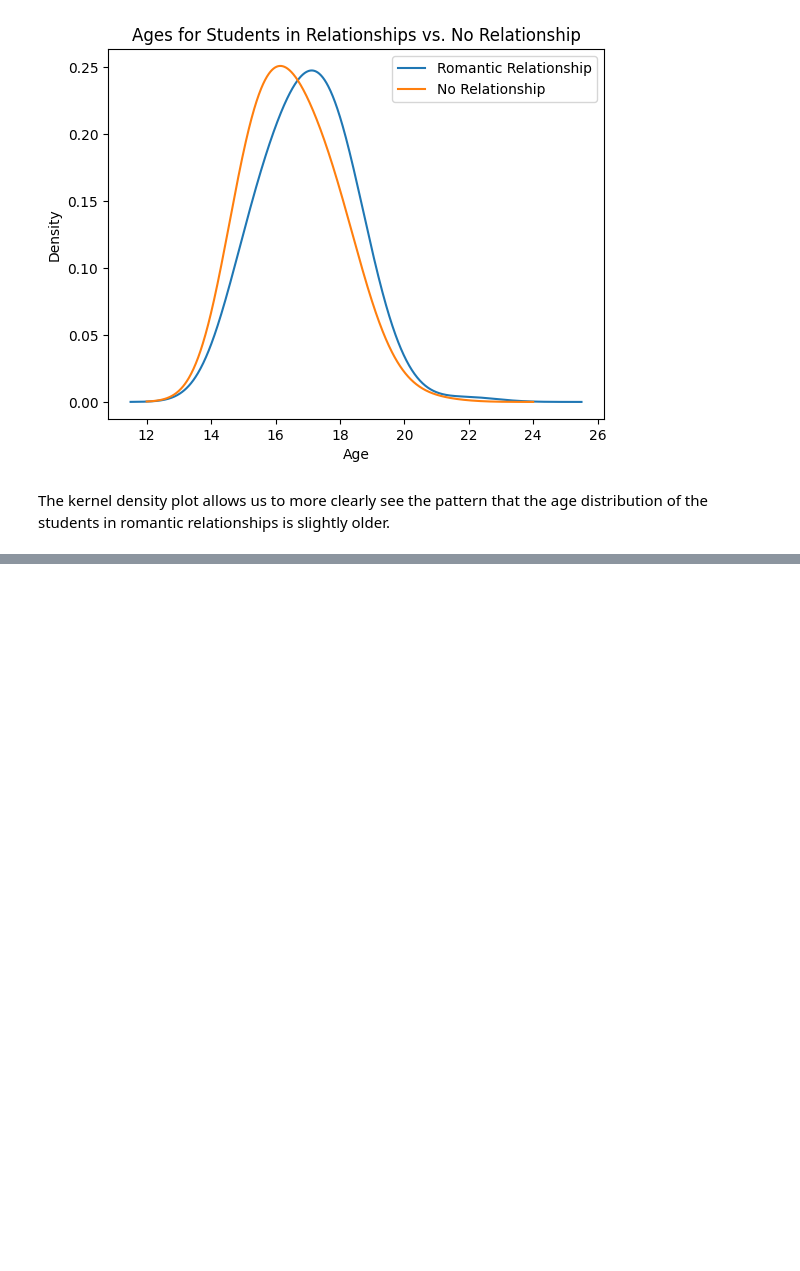
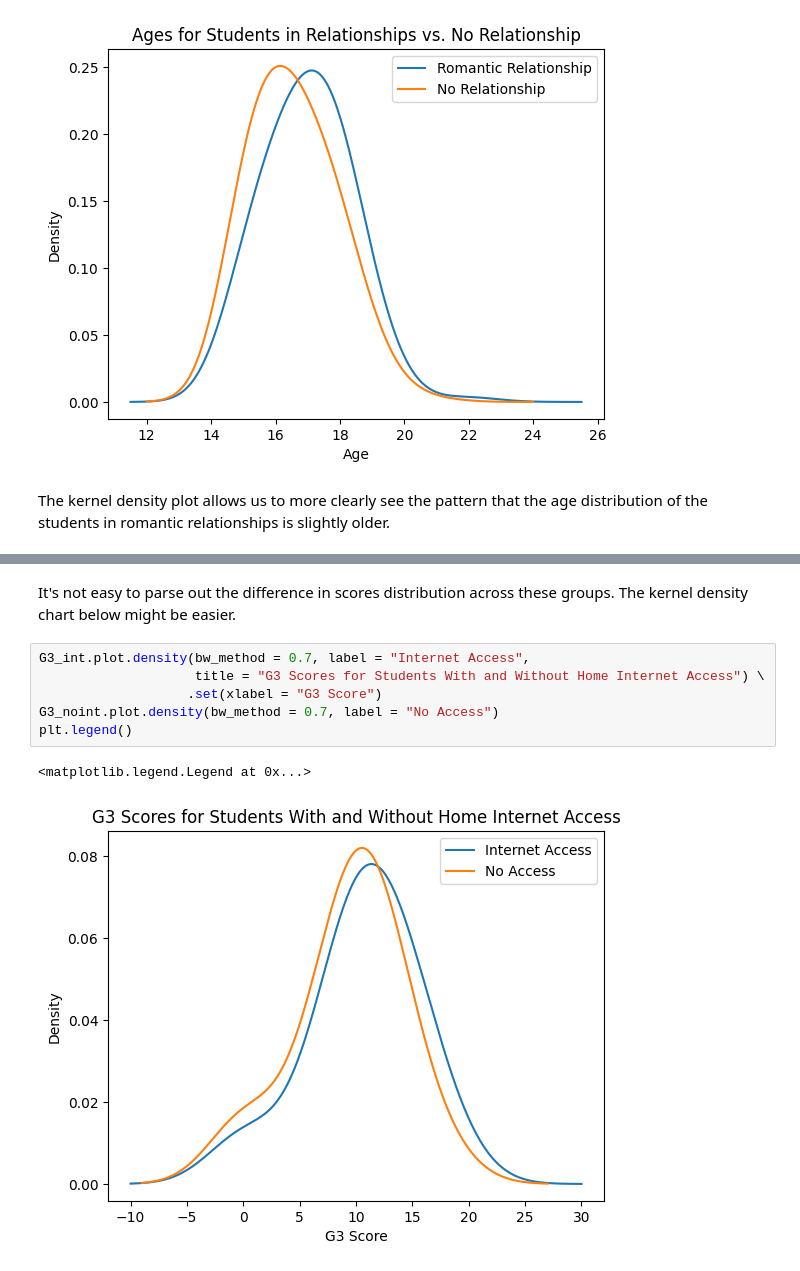
Before and after one commit to ewarren38/HW4_WarrenE, a Jupyter notebook: HW4_WarrenE.ipynb, the cells around one changed output, grey strips where cells are left out. Saved outputs shown, nothing was run; the diff lists cells and outputs as text; blank space fills up the shorter version.

```diff
--- a/HW4_WarrenE.ipynb
+++ b/HW4_WarrenE.ipynb
@@ -318,0 +342,11 @@ The kernel density plot allows us to more clearly see the pattern that the age d
+# %% [markdown]
+It's not easy to parse out the difference in scores distribution across these groups. The kernel density chart below might be easier.
+# %%
+G3_int.plot.density(bw_method = 0.7, label = "Internet Access",
+                    title = "G3 Scores for Students With and Without Home Internet Access") \
+                   .set(xlabel = "G3 Score")
+G3_noint.plot.density(bw_method = 0.7, label = "No Access")
+plt.legend()
+# %% [output]
+<matplotlib.legend.Legend at 0x...>
+[figure, added]
```
Also changed, not shown: parts of 28 cells of this notebook.
